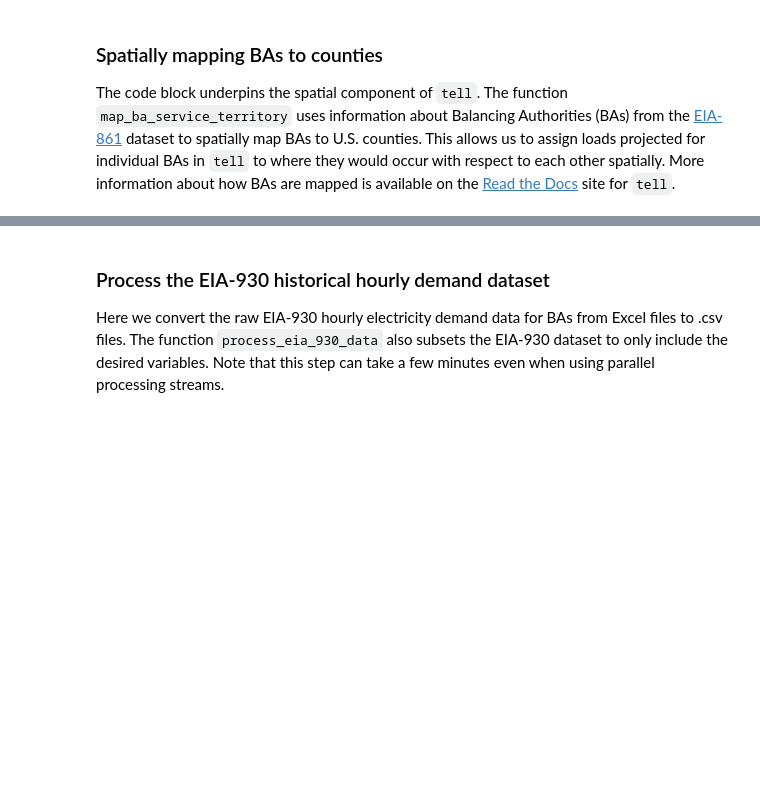
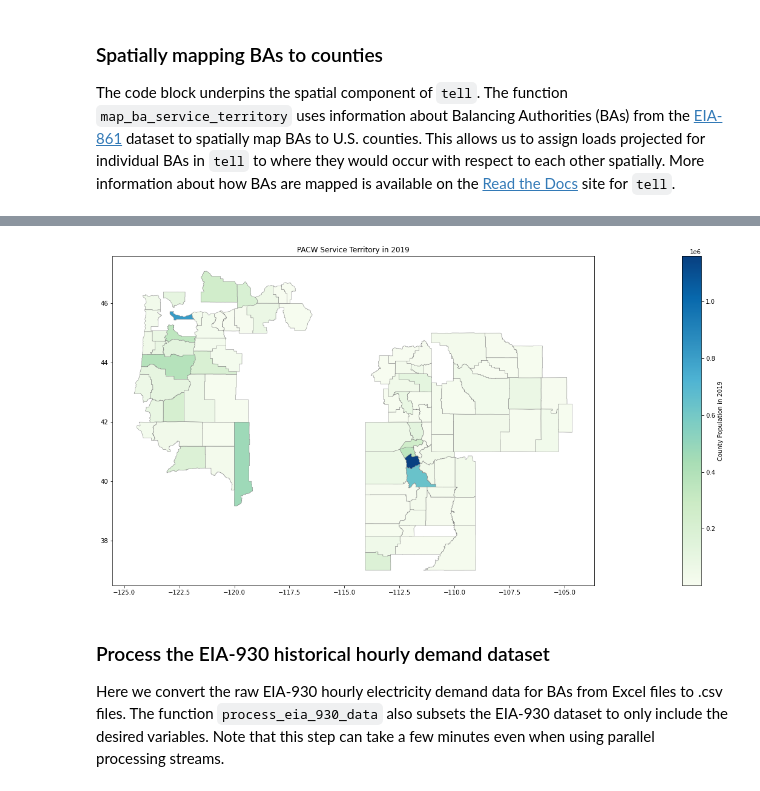
Before and after one commit to IMMM-SFA/tell, a Jupyter notebook: notebooks/tell_data_preprocessing.ipynb, the cells around one changed output, grey strips where cells are left out. Cells and saved outputs as stored; diff of their text form; code cells hidden in the pictures; blank space fills up the shorter version.

```diff
--- a/notebooks/tell_data_preprocessing.ipynb
+++ b/notebooks/tell_data_preprocessing.ipynb
@@ -38,11 +44,13 @@ tell.map_ba_service_territory(start_year = 2015,
 # %%
 # See the output of the mapping step by plotting the service territory for a given BA (e.g., PJM, CISO, ERCO, etc.) in a given year (e.g., 2015-2020):
-tell.plot_ba_service_territory(ba_to_plot = 'PJM',
-                               year_to_plot = '2020',
+tell.plot_ba_service_territory(ba_to_plot = 'PACW',
+                               year_to_plot = '2019',
                                data_input_dir = tell_data_dir,
                                image_output_dir = tell_image_dir,
                                image_resolution = 150,
-                               save_images = True)
+                               save_images = False)
+# %% [output]
+[figure, added]
 # %% [markdown]
 ### Process the EIA-930 historical hourly demand dataset
 
```
Also changed, not shown: parts of 1 cell of this notebook, 1 other file.
